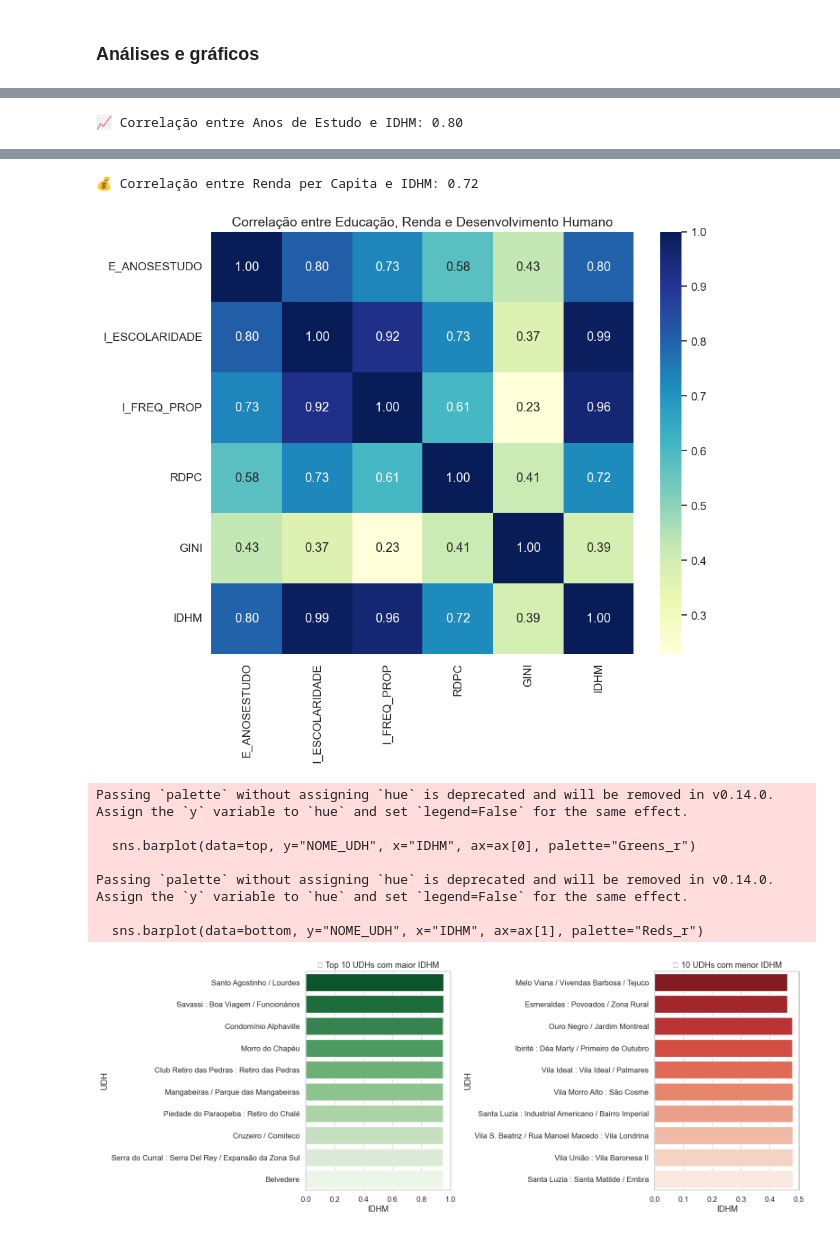
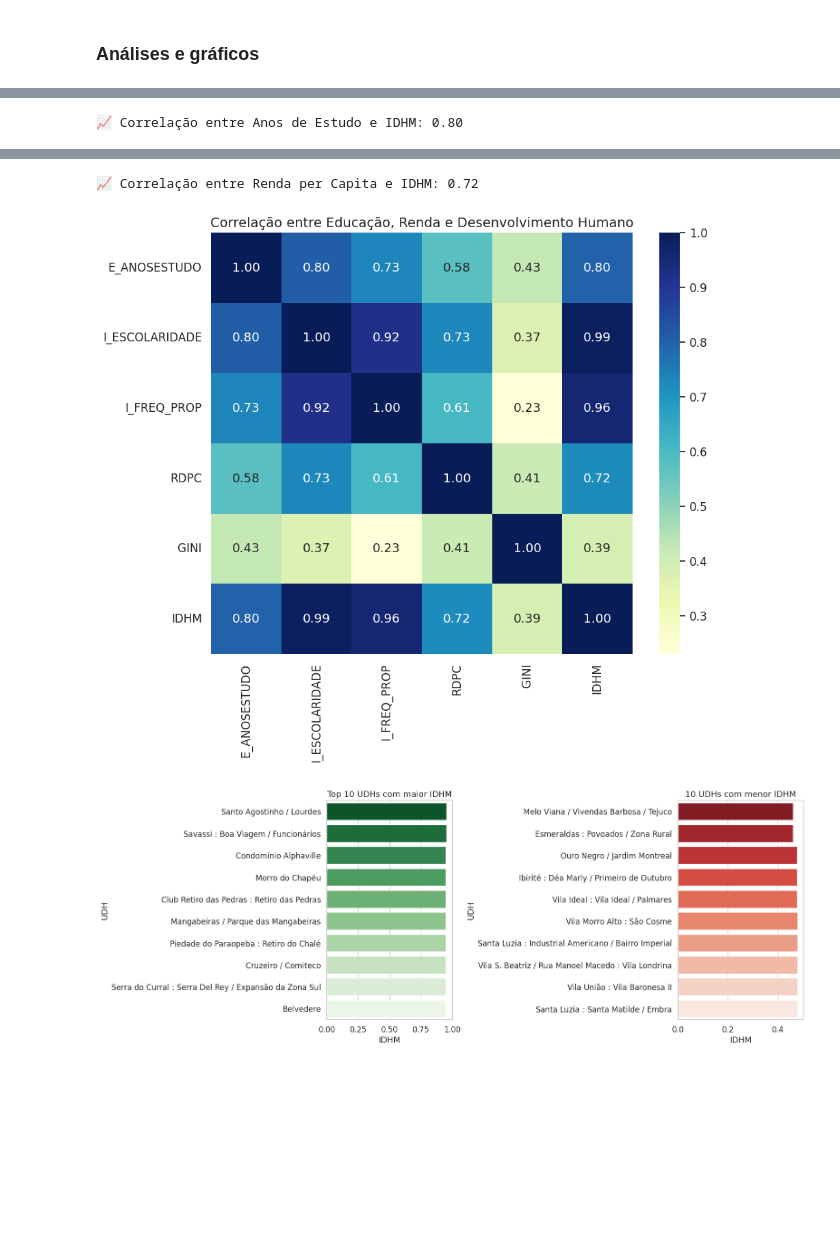
Before and after one commit to AlencarAvelar/zetta-lab, a Jupyter notebook: notebooks/Analisys.ipynb, the cells around one changed output, grey strips where cells are left out. Cells and saved outputs as stored; diff of their text form; code cells hidden in the pictures; blank space fills up the shorter version.

```diff
--- a/notebooks/Analisys.ipynb
+++ b/notebooks/Analisys.ipynb
@@ -9,29 +9,34 @@ import pandas as pd
 import matplotlib.pyplot as plt
 import seaborn as sns
 
-# Configurações gerais de estilo
+# Configurações gerais de estilo do Seaborn
 sns.set(style="whitegrid", palette="crest", font_scale=1.1)
 
-# Caminho do dataset refinado
+# Garantir que a fonte suporte símbolos especiais como 🔝 e 🔻
+plt.rcParams["font.family"] = "DejaVu Sans"
+
+# Caminho do arquivo CSV refinado contendo os dados das UDHs
 path = "/home/alencaravelar/Desktop/zetta-lab/zetta-lab/data/refined/base_udh_refined.csv"
 
-# Carregar dataset
+# Carregar dataset em um DataFrame do pandas
 df = pd.read_csv(path)
 
+# Exibir informações básicas do dataset
 print("✅ Dataset carregado com sucesso!")
-print("Dimensão:", df.shape)
-print(df.head(3))
+print("Dimensão:", df.shape)  # linhas x colunas
+print(df.head(3))             # primeiras 3 linhas para inspeção
 
 # ============================================================
 # 1️⃣ EDUCAÇÃO x IDHM (com tendência linear)
 # ============================================================
 
+# Criar gráfico de dispersão com linha de regressão entre anos de estudo e IDHM
 plt.figure(figsize=(8,6))
 sns.regplot(
     data=df,
     x="E_ANOSESTUDO", y="IDHM",
-    scatter_kws={"alpha":0.7, "color":"#66b3ff"},
-    line_kws={"color":"#003366", "lw":2}
+    scatter_kws={"alpha":0.7, "color":"#66b3ff"},  # transparência e cor dos pontos
+    line_kws={"color":"#003366", "lw":2}           # cor e largura da linha de tendência
 )
 plt.title("Média de Anos de Estudo vs IDHM", fontsize=14)
 plt.xlabel("Média de anos de estudo")
@@ -39,6 +44,7 @@ plt.ylabel("IDHM")
 plt.tight_layout()
 plt.show()
 
+# Calcular correlação entre anos de estudo e IDHM
 corr_edu = df["E_ANOSESTUDO"].corr(df["IDHM"])
 print(f"📈 Correlação entre Anos de Estudo e IDHM: {corr_edu:.2f}")
 
@@ -46,12 +52,13 @@ print(f"📈 Correlação entre Anos de Estudo e IDHM: {corr_edu:.2f}")
 # 2️⃣ RENDA PER CAPITA x IDHM (com tendência linear)
 # ============================================================
 
+# Criar gráfico de dispersão com linha de regressão entre renda per capita e IDHM
 plt.figure(figsize=(8,6))
 sns.regplot(
     data=df,
     x="RDPC", y="IDHM",
-    scatter_kws={"alpha":0.7, "color":"#7dd87d"},
-    line_kws={"color":"#005500", "lw":2}
+    scatter_kws={"alpha":0.7, "color":"#7dd87d"},  # cor e transparência dos pontos
+    line_kws={"color":"#005500", "lw":2}           # cor e largura da linha de tendência
 )
 plt.title("Renda Per Capita vs IDHM", fontsize=14)
 plt.xlabel("Renda per capita (RDPC)")
@@ -59,16 +66,19 @@ plt.ylabel("IDHM")
 plt.tight_layout()
 plt.show()
 
+# Calcular correlação entre renda per capita e IDHM
 corr_renda = df["RDPC"].corr(df["IDHM"])
-print(f"💰 Correlação entre Renda per Capita e IDHM: {corr_renda:.2f}")
-
+print(f"📈 Correlação entre Renda per Capita e IDHM: {corr_renda:.2f}")
 
 # ============================================================
 # 4️⃣ HEATMAP DE CORRELAÇÃO ENTRE EDUCAÇÃO, RENDA E IDHM
 # ============================================================
 
+# Selecionar variáveis de interesse
+corr_vars = ["E_ANOSESTUDO", "I_ESCOLARIDADE", "I_FREQ_PROP", "RDPC", "GINI", "IDHM"]
+
+# Criar heatmap com a correlação entre as variáveis
 plt.figure(figsize=(10,8))
-corr_vars = ["E_ANOSESTUDO", "I_ESCOLARIDADE", "I_FREQ_PROP", "RDPC", "GINI", "IDHM"]
 sns.heatmap(df[corr_vars].corr(), annot=True, cmap="YlGnBu", fmt=".2f", square=True)
 plt.title("Correlação entre Educação, Renda e Desenvolvimento Humano", fontsize=14)
 plt.show()
@@ -77,18 +87,39 @@ plt.show()
 # 5️⃣ RANKING DAS UDHs (maior e menor IDHM)
 # ============================================================
 
+# Selecionar top 10 UDHs com maior IDHM
 top = df.sort_values("IDHM", ascending=False).head(10)
+# Selecionar 10 UDHs com menor IDHM
 bottom = df.sort_values("IDHM", ascending=True).head(10)
 
+# Criar figura com dois subplots lado a lado
 fig, ax = plt.subplots(1, 2, figsize=(16,6))
 
-sns.barplot(data=top, y="NOME_UDH", x="IDHM", ax=ax[0], palette="Greens_r")
-ax[0].set_title("🔝 Top 10 UDHs com maior IDHM")
+# Gráfico de barras das UDHs com maior IDHM
+sns.barplot(
+    data=top,
+    y="NOME_UDH",
+    x="IDHM",
+    hue="NOME_UDH",
+    palette="Greens_r",  # tons de verde invertidos
+    ax=ax[0],
+    legend=False
+)
+ax[0].set_title("Top 10 UDHs com maior IDHM")
 ax[0].set_xlabel("IDHM")
 ax[0].set_ylabel("UDH")
 
-sns.barplot(data=bottom, y="NOME_UDH", x="IDHM", ax=ax[1], palette="Reds_r")
-ax[1].set_title("🔻 10 UDHs com menor IDHM")
+# Gráfico de barras das UDHs com menor IDHM
+sns.barplot(
+    data=bottom,
+    y="NOME_UDH",
+    x="IDHM",
+    hue="NOME_UDH",
+    palette="Reds_r",  # tons de vermelho invertidos
+    ax=ax[1],
+    legend=False
+)
+ax[1].set_title("10 UDHs com menor IDHM")
 ax[1].set_xlabel("IDHM")
 ax[1].set_ylabel("UDH")
 
@@ -117,10 +148,3 @@ Dimensão: (1228, 13)
-💰 Correlação entre Renda per Capita e IDHM: 0.72
+📈 Correlação entre Renda per Capita e IDHM: 0.72
-[figure, old version]
+[figure, new version]
-Passing `palette` without assigning `hue` is deprecated and will be removed in v0.14.0. Assign the `y` variable to `hue` and set `legend=False` for the same effect.
-
-  sns.barplot(data=top, y="NOME_UDH", x="IDHM", ax=ax[0], palette="Greens_r")
-
-Passing `palette` without assigning `hue` is deprecated and will be removed in v0.14.0. Assign the `y` variable to `hue` and set `legend=False` for the same effect.
-
-  sns.barplot(data=bottom, y="NOME_UDH", x="IDHM", ax=ax[1], palette="Reds_r")
-[figure, old version]
+[figure, new version]
```
Also changed, not shown: parts of 1 cell of this notebook.
